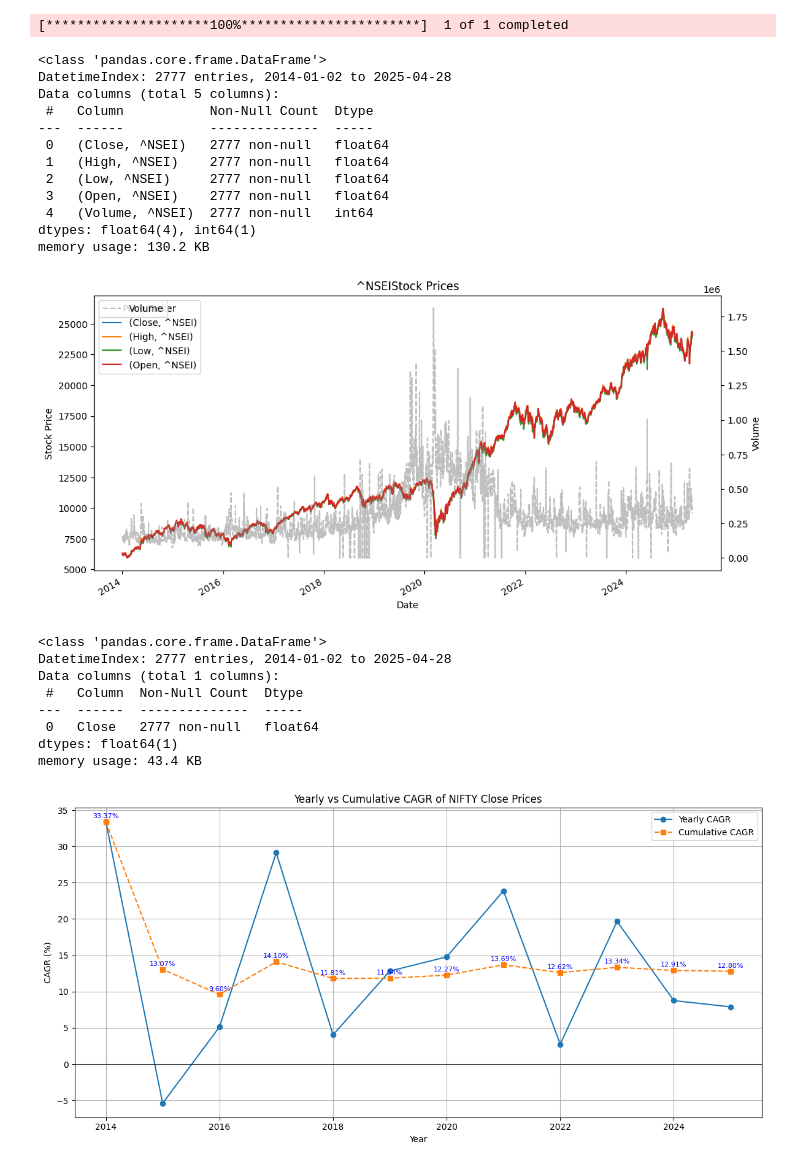
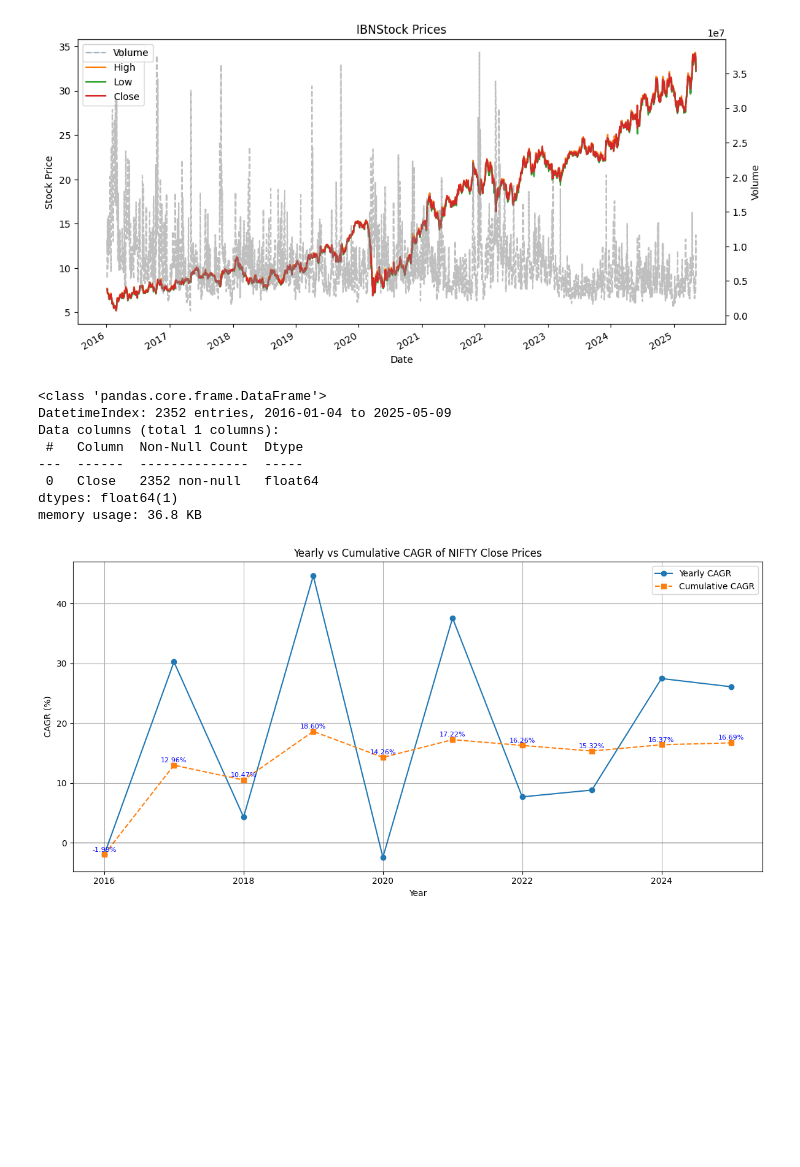
Before and after one commit to unmesh1993/Forecasting, a Jupyter notebook: main_complete_notebook.ipynb, the cells around one changed output. Cells and saved outputs as stored; diff of their text form; code cells hidden in the pictures; blank space fills up the shorter version.

Commit message:
yfinance pull is commented out --> timeout error, used downloaded data instead

```diff
--- a/main_complete_notebook.ipynb
+++ b/main_complete_notebook.ipynb
@@ -115,7 +124,7 @@ class prediction_analysis:
         df_plot['Predicted_Close'] = self.y_pred
 
         # Calculate percentage error
-        df_plot['Prediction_Change_%'] = 100 * (df_plot['Close'] - df_plot['Predicted_Close']) / df_plot['Close']
+        df_plot['Prediction_Change_%'] = 100 * (df_plot['Predicted_Close'] - df_plot['Close'] ) / df_plot['Close']
         df_plot.dropna(inplace=True)
 
         # Get predicted % changes
@@ -1040,8 +1076,30 @@ class StockPredictor:
         self.rfr = 0.07
         self.risk_neutral = False
 
+        self.bayesian = None
+        self.mu_prior = None
+        self.sigma_prior = None
+        self.mu_j_prior = None
+        self.sigma_j_prior = None
+        self.lambda_j_prior = None
+
+        self.mu_samples = None
+        self.sigma_samples = None
+        self.mu_j_samples = None
+        self.sigma_j_samples = None
+        self.lambda_j_samples = None
+
+
     def data_initiation(self):
         self.df = StockData(self.ticker, self.start, self.end, self.column).fetch_data()
+
+    def parameters(self, nsample, nburn, nchain):
+        #use bayesian posterior of mu and sigma
+        self.bayesian = Bayesian_PP()
+        self.mu_prior, self.sigma_prior, self.mu_j_prior, self.sigma_j_prior, self.lamda_j_prior = self.bayesian.log_return(self.df[self.column].iloc[:-self.nfuture])
+
+        self.mu_samples, self.sigma_samples = self.bayesian.fit_bayesian_model(nsample, nburn, nchain)
+        self.mu_j_samples, self.sigma_j_samples, self.lambda_j_samples = np.array([self.mu_j_prior]).flatten(), np.array([self.sigma_j_prior]).flatten(), np.array([self.lamda_j_prior]).flatten()
 
     def run_ml(self, npast, model_type):
 
@@ -1050,13 +1108,13 @@ class StockPredictor:
         elif model_type == 'RandomForestModel':
             self.model = RandomForestModel()
         elif model_type == 'SimpleNNModel':
-            self.model = SimpleNNModel(sequence_length=self.npast + 3)
+            self.model = SimpleNNModel(sequence_length=npast + 4)
         else:
             raise ValueError("Unsupported model type")
 
 
-        #prepare features
-        X, y = features_ml(self.df, npast, self.column, param = self.nfuture, split_type='index').features()
+        # Prepare BSM column
+        X, y = features_ml(self.df, npast, self.column, self.mu_prior, self.sigma_prior, param = self.nfuture, split_type='index').features()
 
         #test-train data :ML
         split_index = int(X.shape[0] - self.nfuture)
@@ -1069,7 +1127,7 @@ class StockPredictor:
 
         #predict
         y_train_pred = self.model.predict(X_train_scaled)
-        y_test_pred = FutureDataPoint(X_train.iloc[[-1]], y_train_pred[-npast:] , self.model, self.scaler, npast, self.column).predict_future_steps(self.nfuture)
+        y_test_pred = FutureDataPoint(X_train.iloc[[-1]], y_train_pred[-npast:] , self.model, self.scaler, npast, self.column, self.mu_prior, self.sigma_prior).predict_future_steps(self.nfuture)
 
         #analysis
         y_pred=np.concatenate((y_train_pred.flatten(), y_test_pred.flatten()))
@@ -1088,15 +1146,9 @@ class StockPredictor:
         y_test_pred = self.model.fit_predict(self.df[self.column], self.nfuture, order, seasonal_order, ndiff=1, logg=True)
         prediction_analysis(self.df, y_test_pred.values, self.nfuture).plot_predictions()
 
-    def run_mcmc(self, nsample, nburn, nchain, model_type):
-        #use bayesian posterior of mu and sigma
-        bayesian = Bayesian_PP()
-        mu_prior, sigma_prior, mu_j_prior, sigma_j_prior, lamda_j_prior = bayesian.log_return(self.df[self.column].iloc[:-self.nfuture])
+    def run_mcmc(self, nsample, model_type):
 
-        mu_samples, sigma_samples = bayesian.fit_bayesian_model(nsample, nburn, nchain)
-        mu_j_samples, sigma_j_samples, lambda_j_samples = np.array([mu_j_prior]).flatten(), np.array([sigma_j_prior]).flatten(), np.array([lamda_j_prior]).flatten()
-
-        self.model = Stochastic_prices_bayesian(self.df[self.column], self.nfuture, self.df[self.column].iloc[-self.nfuture], nsample, mu_samples, sigma_samples,  mu_j_samples, sigma_j_samples, lambda_j_samples, self.rfr, self.risk_neutral)
+        self.model = Stochastic_prices_bayesian(self.df[self.column], self.nfuture, self.df[self.column].iloc[-self.nfuture], nsample, self.mu_samples, self.sigma_samples,  self.mu_j_samples, self.sigma_j_samples, self.lambda_j_samples, self.rfr, self.risk_neutral)
 
         if model_type == 'GBM':
             simulated_prices = self.model.simulate_future_prices_GBM()
@@ -1109,6 +1161,6 @@ class StockPredictor:
         mean_path = np.mean(simulated_prices, axis=0)
         prediction_analysis(self.df, mean_path.flatten()[1:], self.nfuture).plot_predictions()
 # %%
-predictor = StockPredictor('^NSEI', '2014-01-01', date.today(), 'Close', nfuture = 252)
+predictor = StockPredictor('IBN', '2014-01-01', date.today(), 'Close', nfuture = 252)
 predictor.data_initiation()
 # %% [output]
@@ -1116,23 +1179,10 @@ YF.download() has changed argument auto_adjust default to True
+[figure, new version]
-[*********************100%***********************]  1 of 1 completed
+<class 'pandas.core.frame.DataFrame'>
+DatetimeIndex: 2352 entries, 2016-01-04 to 2025-05-09
+Data columns (total 1 columns):
+ #   Column  Non-Null Count  Dtype
+---  ------  --------------  -----
+ 0   Close   2352 non-null   float64
+dtypes: float64(1)
+memory usage: 36.8 KB
-<class 'pandas.core.frame.DataFrame'>
-DatetimeIndex: 2777 entries, 2014-01-02 to 2025-04-28
-Data columns (total 5 columns):
- #   Column           Non-Null Count  Dtype
----  ------           --------------  -----
- 0   (Close, ^NSEI)   2777 non-null   float64
- 1   (High, ^NSEI)    2777 non-null   float64
- 2   (Low, ^NSEI)     2777 non-null   float64
- 3   (Open, ^NSEI)    2777 non-null   float64
- 4   (Volume, ^NSEI)  2777 non-null   int64
-dtypes: float64(4), int64(1)
-memory usage: 130.2 KB
-[figure, old version]
-<class 'pandas.core.frame.DataFrame'>
-DatetimeIndex: 2777 entries, 2014-01-02 to 2025-04-28
-Data columns (total 1 columns):
- #   Column  Non-Null Count  Dtype
----  ------  --------------  -----
- 0   Close   2777 non-null   float64
-dtypes: float64(1)
-memory usage: 43.4 KB
-[figure, old version]
+[figure, new version]
```
Also changed, not shown: parts of 16 cells of this notebook.
